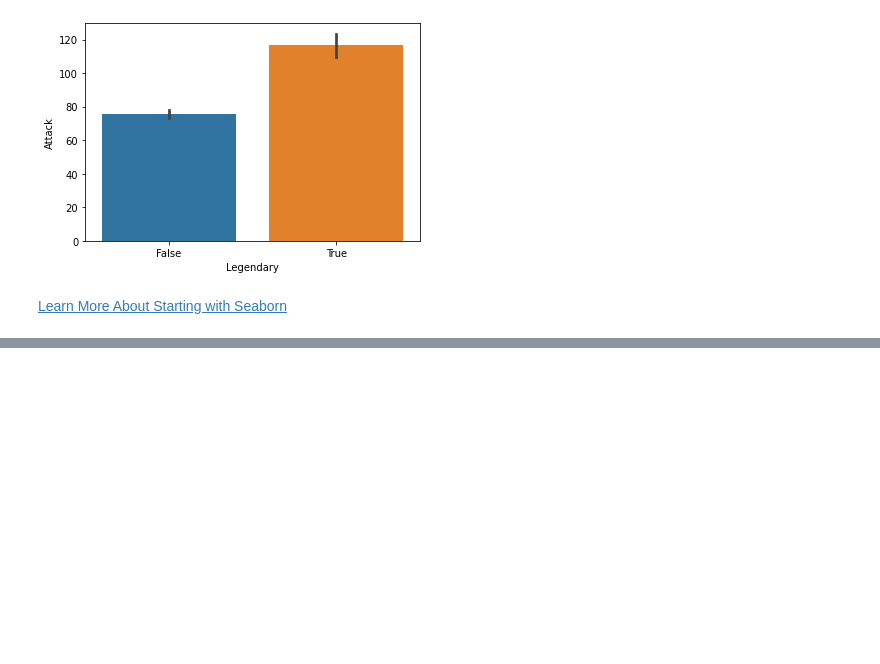
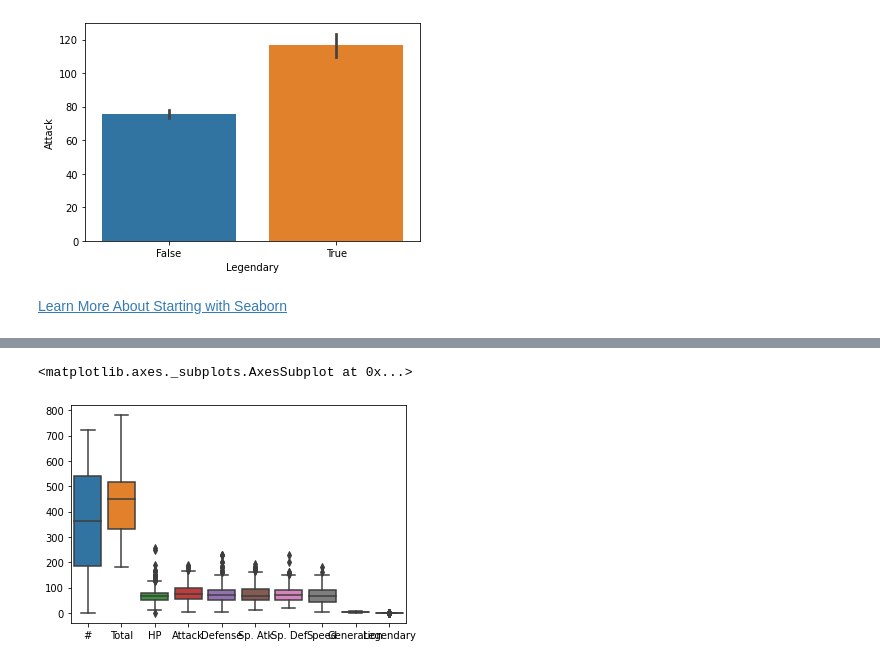
Before and after one commit to puvvadasaikiran/ML-AI-Learnings-Experimentation, a Jupyter notebook: Seaborn-Matplotlib/Seaborn-Matplotlib-Data Visualization-Basic.ipynb, the cells around one changed output, grey strips where cells are left out. Drawn from its saved outputs; the diff is of its cells as text; code cells hidden in the pictures; blank space fills up the shorter version.

```diff
--- a/Seaborn-Matplotlib/Seaborn-Matplotlib-Data Visualization-Basic.ipynb
+++ b/Seaborn-Matplotlib/Seaborn-Matplotlib-Data Visualization-Basic.ipynb
@@ -251,0 +275,5 @@ sns.barplot(data['Legendary'], data['Attack'])
+# %%
+sns.boxplot(data=data)
+# %% [output]
+<matplotlib.axes._subplots.AxesSubplot at 0x...>
+[figure, added]
```
Also changed, not shown: parts of 6 cells of this notebook.
